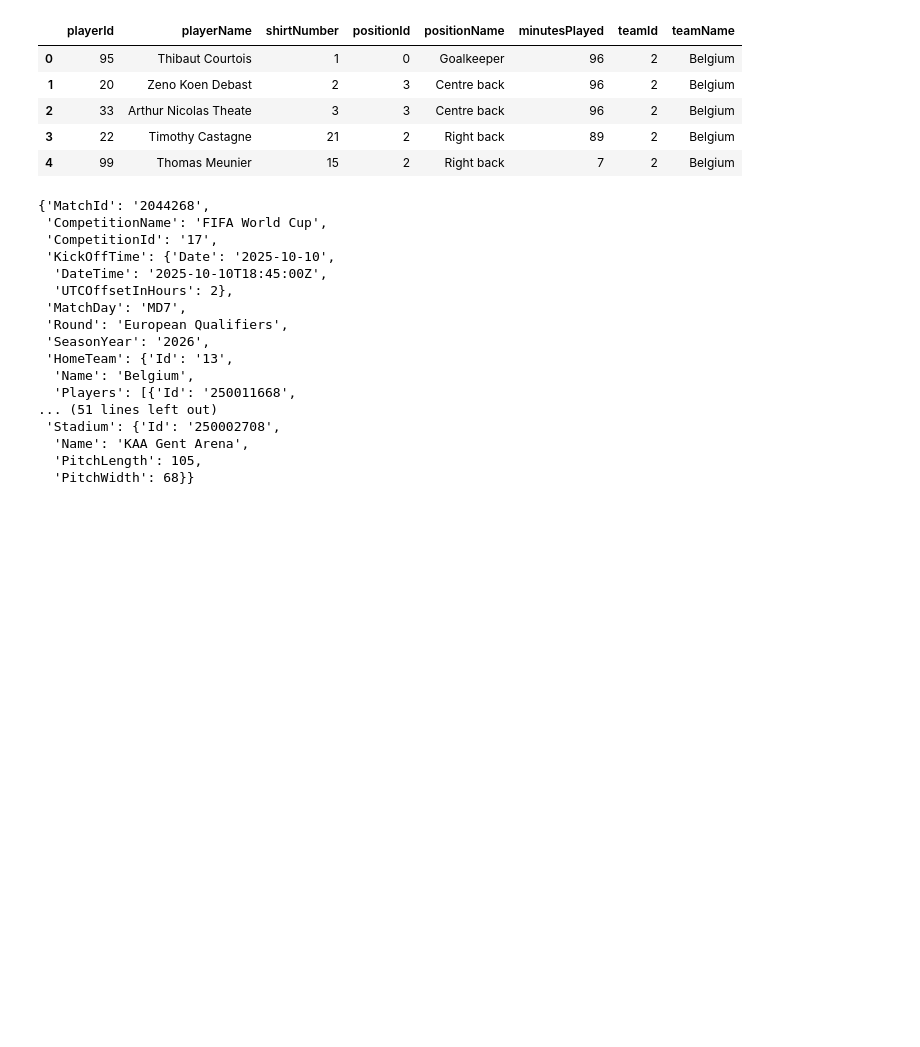
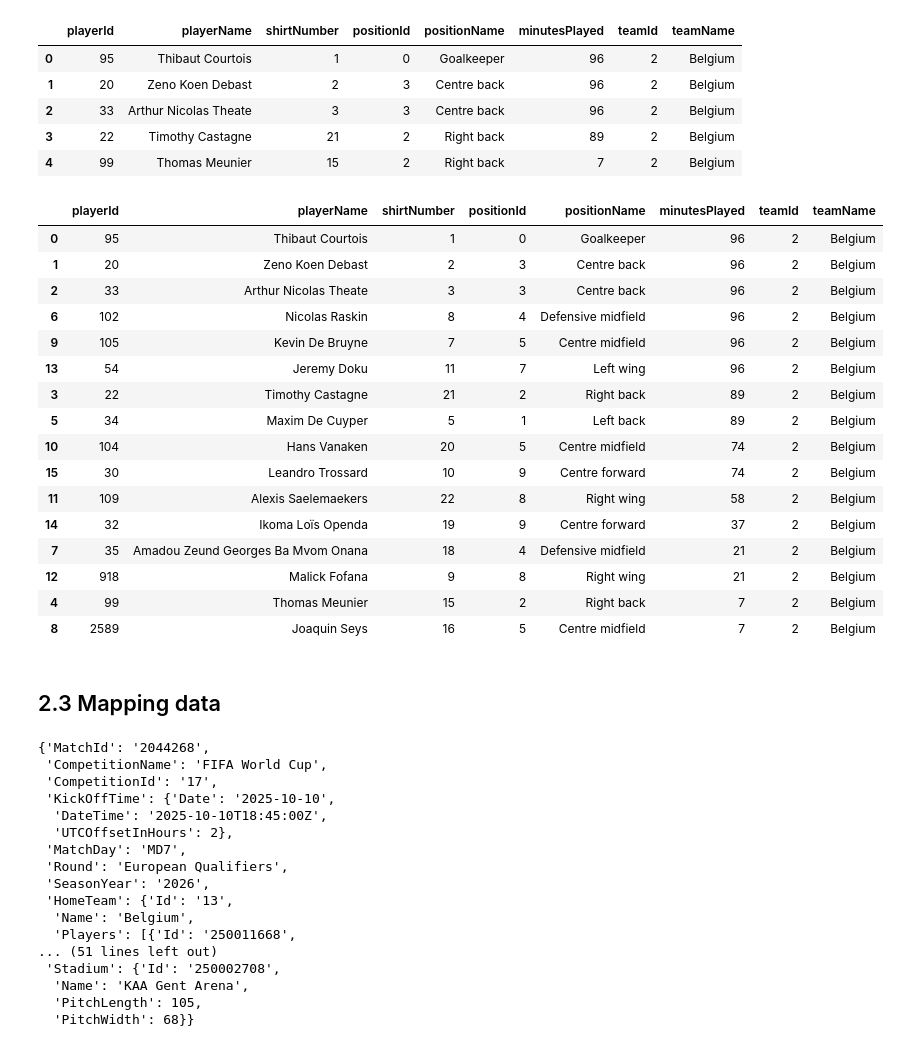
Before and after one commit to MarijnSt/belgium-north-macedonia-analysis, a Jupyter notebook: notebooks/data_exploration.ipynb, the cells around one changed output. Drawn from its saved outputs; the diff is of its cells as text; code cells hidden in the pictures; blank space fills up the shorter version.

Commit message:
feat: data exploration

```diff
--- a/notebooks/data_exploration.ipynb
+++ b/notebooks/data_exploration.ipynb
@@ -63,6 +199,28 @@ player_data.head()
 | 2 | 33 | Arthur Nicolas Theate | 3 | 3 | Centre back | 96 | 2 | Belgium |
 | 3 | 22 | Timothy Castagne | 21 | 2 | Right back | 89 | 2 | Belgium |
 | 4 | 99 | Thomas Meunier | 15 | 2 | Right back | 7 | 2 | Belgium |
+# %%
+player_data[player_data["teamId"] == 2].sort_values(by="minutesPlayed", ascending=False)
+# %% [output]
+|  | playerId | playerName | shirtNumber | positionId | positionName | minutesPlayed | teamId | teamName |
+| 0 | 95 | Thibaut Courtois | 1 | 0 | Goalkeeper | 96 | 2 | Belgium |
+| 1 | 20 | Zeno Koen Debast | 2 | 3 | Centre back | 96 | 2 | Belgium |
+| 2 | 33 | Arthur Nicolas Theate | 3 | 3 | Centre back | 96 | 2 | Belgium |
+| 6 | 102 | Nicolas Raskin | 8 | 4 | Defensive midfield | 96 | 2 | Belgium |
+| 9 | 105 | Kevin De Bruyne | 7 | 5 | Centre midfield | 96 | 2 | Belgium |
+| 13 | 54 | Jeremy Doku | 11 | 7 | Left wing | 96 | 2 | Belgium |
+| 3 | 22 | Timothy Castagne | 21 | 2 | Right back | 89 | 2 | Belgium |
+| 5 | 34 | Maxim De Cuyper | 5 | 1 | Left back | 89 | 2 | Belgium |
+| 10 | 104 | Hans Vanaken | 20 | 5 | Centre midfield | 74 | 2 | Belgium |
+| 15 | 30 | Leandro Trossard | 10 | 9 | Centre forward | 74 | 2 | Belgium |
+| 11 | 109 | Alexis Saelemaekers | 22 | 8 | Right wing | 58 | 2 | Belgium |
+| 14 | 32 | Ikoma Loïs Openda | 19 | 9 | Centre forward | 37 | 2 | Belgium |
+| 7 | 35 | Amadou Zeund Georges Ba Mvom Onana | 18 | 4 | Defensive midfield | 21 | 2 | Belgium |
+| 12 | 918 | Malick Fofana | 9 | 8 | Right wing | 21 | 2 | Belgium |
+| 4 | 99 | Thomas Meunier | 15 | 2 | Right back | 7 | 2 | Belgium |
+| 8 | 2589 | Joaquin Seys | 16 | 5 | Centre midfield | 7 | 2 | Belgium |
+# %% [markdown]
+## 2.3 Mapping data
 # %%
 mapping_data
 # %% [output]
```
Also changed, not shown: parts of 22 cells of this notebook.
